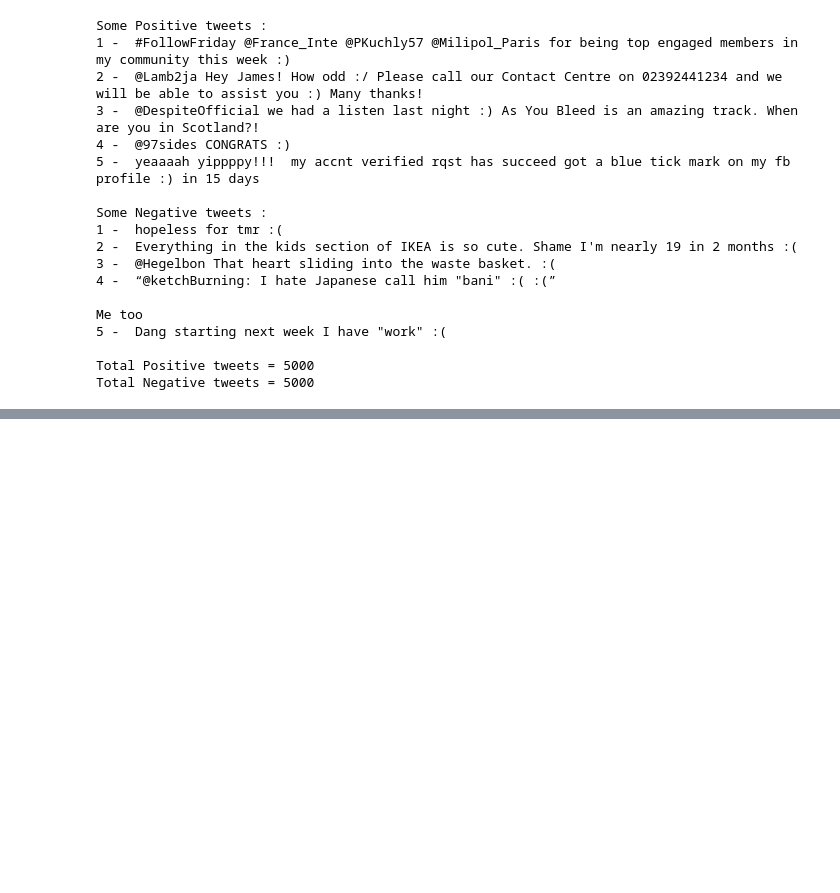
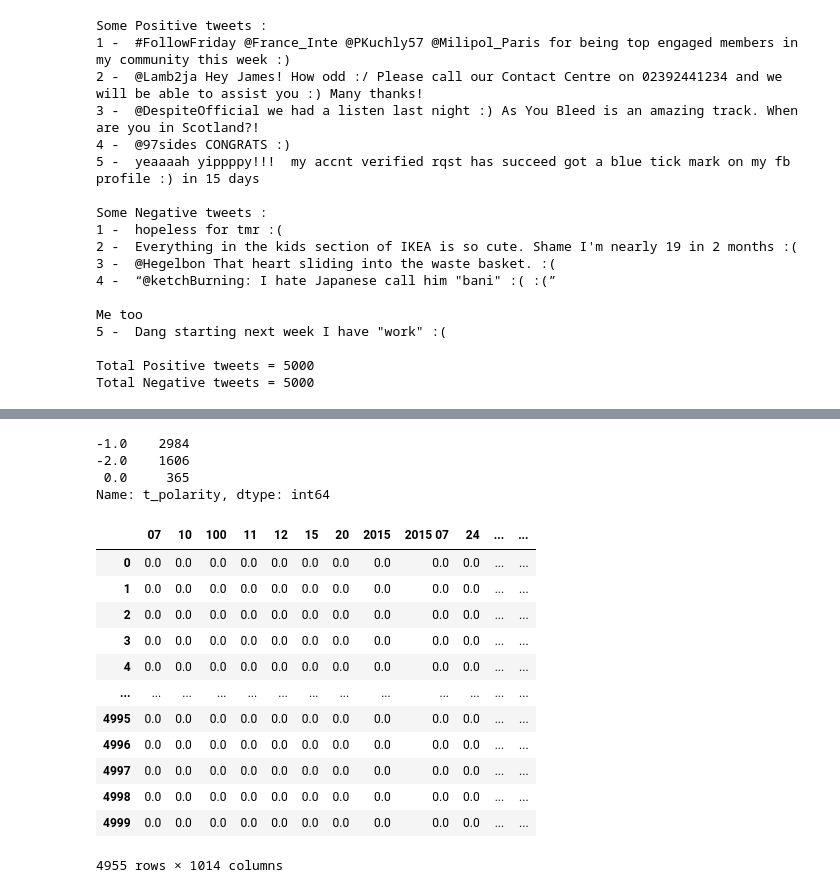
Before and after one commit to chandrakshitiz/tsa_ml, a Jupyter notebook: tweet_analysis.ipynb, the cells around one changed output, grey strips where cells are left out. Cells and saved outputs as stored; diff of their text form; code cells hidden in the pictures; blank space fills up the shorter version.

```diff
--- a/tweet_analysis.ipynb
+++ b/tweet_analysis.ipynb
@@ -129,0 +153,33 @@ True
+# %%
+#TF-IDF on negative tweets
+vectorizer_neg= TfidfVectorizer(min_df=5,max_df=0.75,ngram_range=(1,3),max_features=10000)
+vectors=vectorizer_neg.fit_transform(processed_neg_tweets)
+feature_names = vectorizer_neg.get_feature_names()
+dense = vectors.todense()
+denselist = dense.tolist()
+neg_df= pd.DataFrame(denselist, columns=feature_names)
+
+#Scoring
+neg_df["t_polarity"]=neg_df.sum(axis=1)
+neg_df['t_polarity'] =neg_df.apply(neg_score, axis='columns')
+print(neg_df['t_polarity'].value_counts())
+neg_df=neg_df.dropna()
+neg_df
+# %% [output]
+-1.0    2984
+-2.0    1606
+ 0.0     365
+Name: t_polarity, dtype: int64
+|  | 07 | 10 | 100 | 11 | 12 | 15 | 20 | 2015 | 2015 07 | 24 | ... | ... |
+| 0 | 0.0 | 0.0 | 0.0 | 0.0 | 0.0 | 0.0 | 0.0 | 0.0 | 0.0 | 0.0 | ... | ... |
+| 1 | 0.0 | 0.0 | 0.0 | 0.0 | 0.0 | 0.0 | 0.0 | 0.0 | 0.0 | 0.0 | ... | ... |
+| 2 | 0.0 | 0.0 | 0.0 | 0.0 | 0.0 | 0.0 | 0.0 | 0.0 | 0.0 | 0.0 | ... | ... |
+| 3 | 0.0 | 0.0 | 0.0 | 0.0 | 0.0 | 0.0 | 0.0 | 0.0 | 0.0 | 0.0 | ... | ... |
+| 4 | 0.0 | 0.0 | 0.0 | 0.0 | 0.0 | 0.0 | 0.0 | 0.0 | 0.0 | 0.0 | ... | ... |
+| ... | ... | ... | ... | ... | ... | ... | ... | ... | ... | ... | ... | ... |
+| 4995 | 0.0 | 0.0 | 0.0 | 0.0 | 0.0 | 0.0 | 0.0 | 0.0 | 0.0 | 0.0 | ... | ... |
+| 4996 | 0.0 | 0.0 | 0.0 | 0.0 | 0.0 | 0.0 | 0.0 | 0.0 | 0.0 | 0.0 | ... | ... |
+| 4997 | 0.0 | 0.0 | 0.0 | 0.0 | 0.0 | 0.0 | 0.0 | 0.0 | 0.0 | 0.0 | ... | ... |
+| 4998 | 0.0 | 0.0 | 0.0 | 0.0 | 0.0 | 0.0 | 0.0 | 0.0 | 0.0 | 0.0 | ... | ... |
+| 4999 | 0.0 | 0.0 | 0.0 | 0.0 | 0.0 | 0.0 | 0.0 | 0.0 | 0.0 | 0.0 | ... | ... |
+4955 rows × 1014 columns
```
Also changed, not shown: parts of 27 cells of this notebook.
